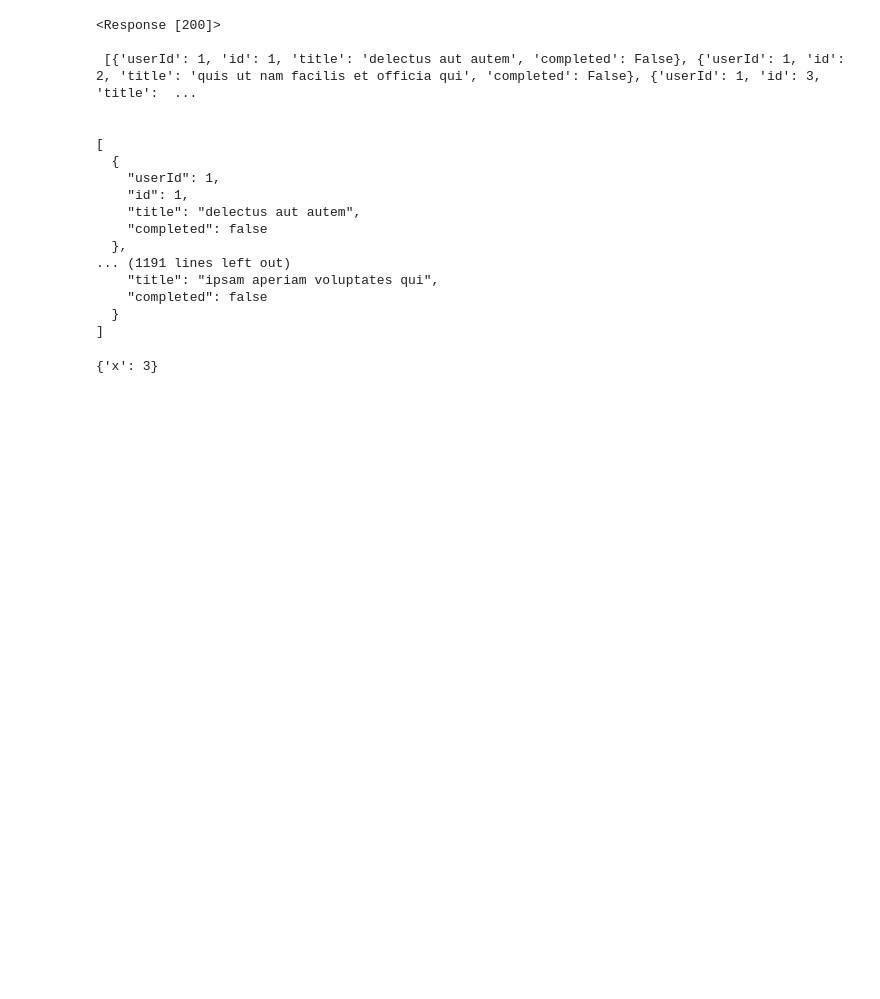
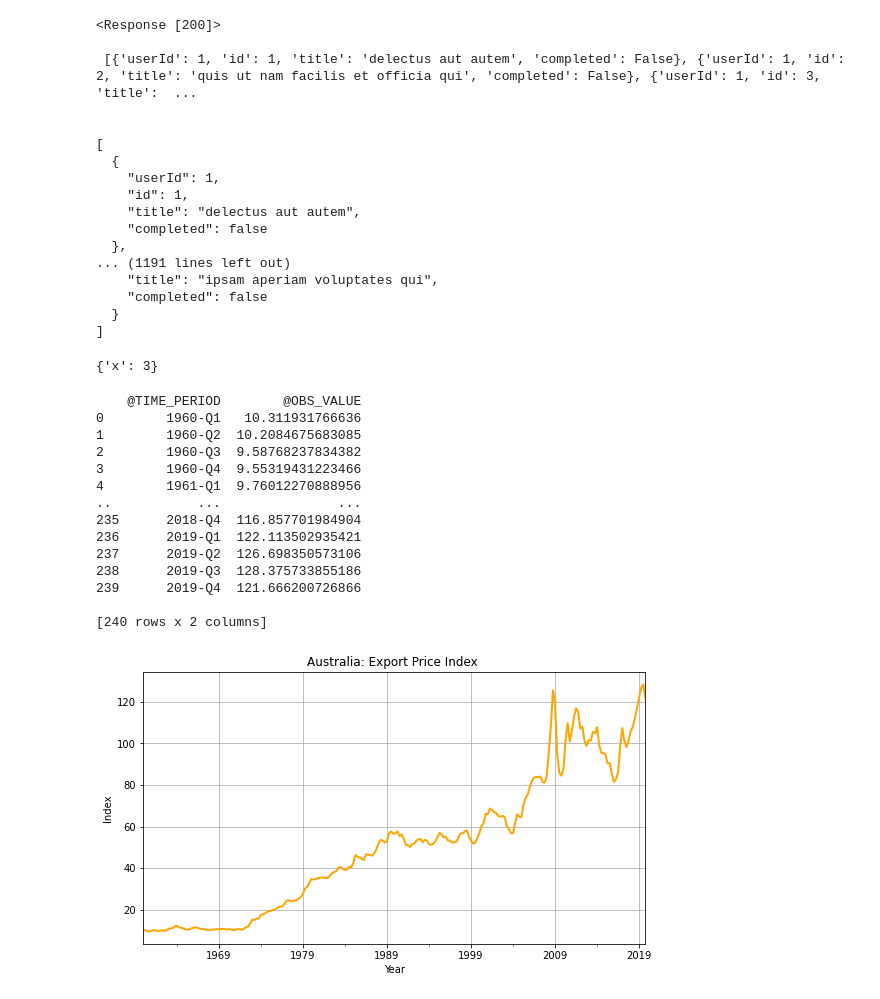
Before and after one commit to iaxat/mmis5150, a Jupyter notebook: assignment/json_numpy_pandas.ipynb, the cells around one changed output. Saved outputs shown, nothing was run; the diff lists cells and outputs as text; code cells hidden in the pictures; blank space fills up the shorter version.

```diff
--- a/assignment/json_numpy_pandas.ipynb
+++ b/assignment/json_numpy_pandas.ipynb
@@ -258,6 +258,38 @@ json.loads('{"x": 1, "x": 2, "x": 3}')
 # last value pair is picked up
 # %% [output]
 {'x': 3}
+# %%
+url = 'http://dataservices.imf.org/REST/SDMX_JSON.svc/CompactData/IFS/Q.AU.PXP_IX.?startPeriod=1957&endPeriod=2019'
+
+data = requests.get(url).json()
+auxp = pd.DataFrame(data['CompactData']['DataSet']['Series']['Obs'])
+print(auxp)
+
+auxp.columns = ['date','auxp']
+auxp['auxp'] = auxp.auxp.astype(float)
+frequency = pd.date_range(pd.to_datetime(auxp.date[0]), periods=len(auxp.index), freq='3M')
+auxp = auxp.set_index(pd.DatetimeIndex(frequency))
+auxp['auxp'].plot(grid=True, figsize=(9, 5), color="orange", linewidth=2,)
+plt.ylabel('Index')
+plt.xlabel('Year')
+plt.title('Australia: Export Price Index ')
+plt.show()
+# %% [output]
+    @TIME_PERIOD        @OBS_VALUE
+0        1960-Q1   10.311931766636
+1        1960-Q2  10.2084675683085
+2        1960-Q3  9.58768237834382
+3        1960-Q4  9.55319431223466
+4        1961-Q1  9.76012270888956
+..           ...               ...
+235      2018-Q4  116.857701984904
+236      2019-Q1  122.113502935421
+237      2019-Q2  126.698350573106
+238      2019-Q3  128.375733855186
+239      2019-Q4  121.666200726866
+
+[240 rows x 2 columns]
+[figure, added]
 # %%
 # deserialize data is converting json into native data type for python that is dictionary
 # Some awesome links to see for json
```
Also changed, not shown: parts of 2 cells of this notebook.
